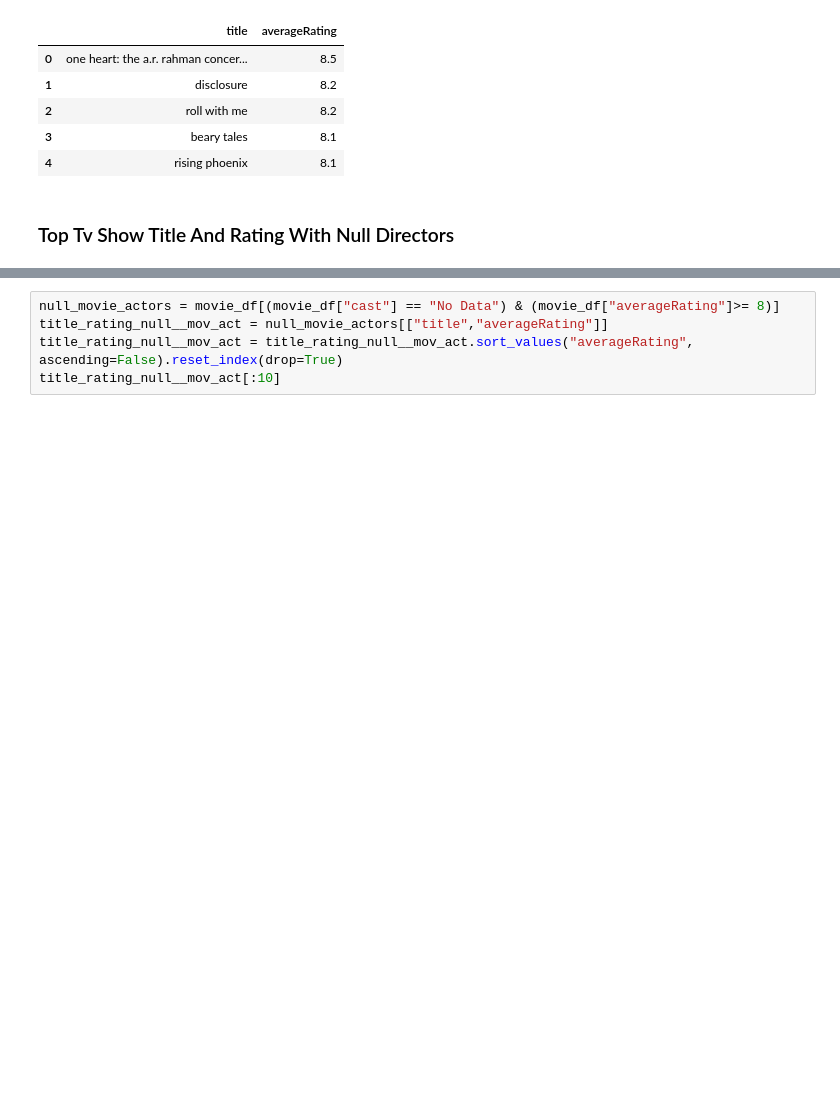
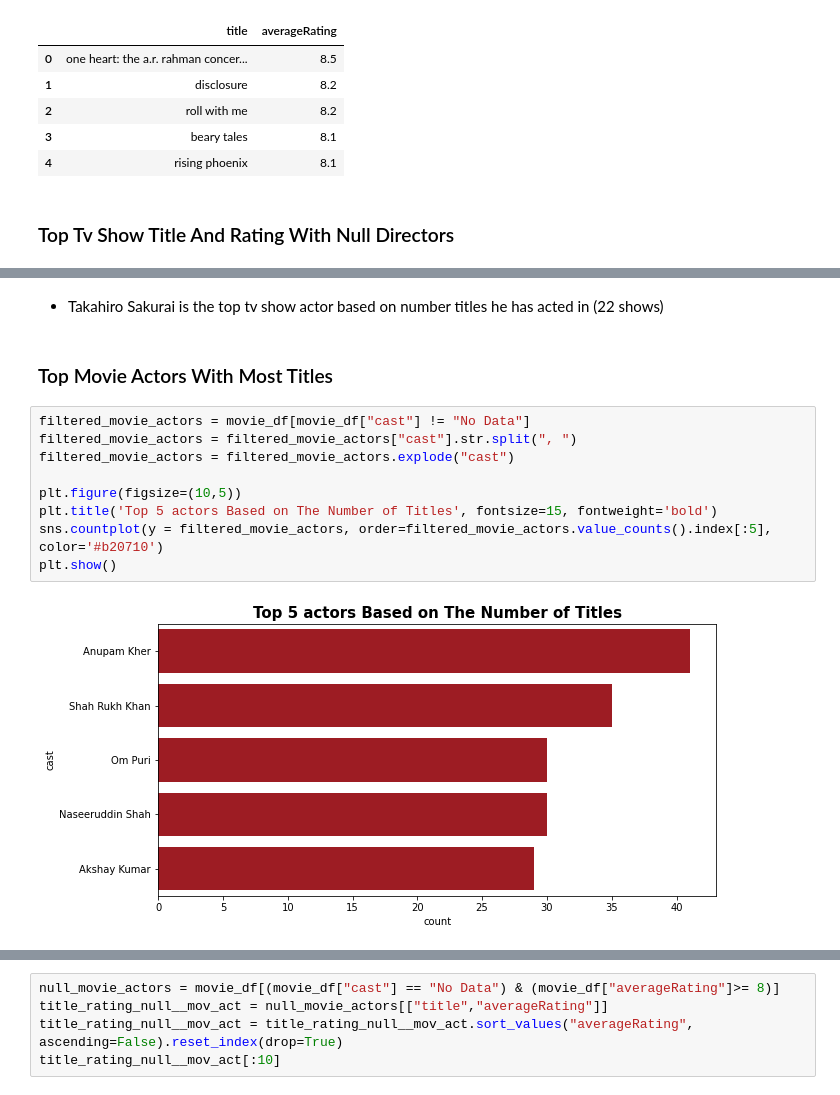
Before and after one commit to rubeshajith/NETFLIX-MOVIES-AND-TV-SHOWS-CLUSTERING, a Jupyter notebook: NETFLIX_MOVIES_AND_TV_SHOWS_CLUSTERING.ipynb, the cells around one changed output, grey strips where cells are left out. Saved outputs shown, nothing was run; the diff lists cells and outputs as text; blank space fills up the shorter version.

```diff
--- a/NETFLIX_MOVIES_AND_TV_SHOWS_CLUSTERING.ipynb
+++ b/NETFLIX_MOVIES_AND_TV_SHOWS_CLUSTERING.ipynb
@@ -1194,0 +1051,15 @@ top_tv_title_by_numvotes.reset_index(drop=True)
+# %% [markdown]
+* Takahiro Sakurai is the top tv show actor based on number titles he has acted in (22 shows)
+# %% [markdown]
+### Top Movie Actors With Most Titles
+# %%
+filtered_movie_actors = movie_df[movie_df["cast"] != "No Data"]
+filtered_movie_actors = filtered_movie_actors["cast"].str.split(", ")
+filtered_movie_actors = filtered_movie_actors.explode("cast")
+
+plt.figure(figsize=(10,5))
+plt.title('Top 5 actors Based on The Number of Titles', fontsize=15, fontweight='bold')
+sns.countplot(y = filtered_movie_actors, order=filtered_movie_actors.value_counts().index[:5], color='#b20710')
+plt.show()
+# %% [output]
+[figure, added]
```
Also changed, not shown: parts of 66 cells of this notebook.
